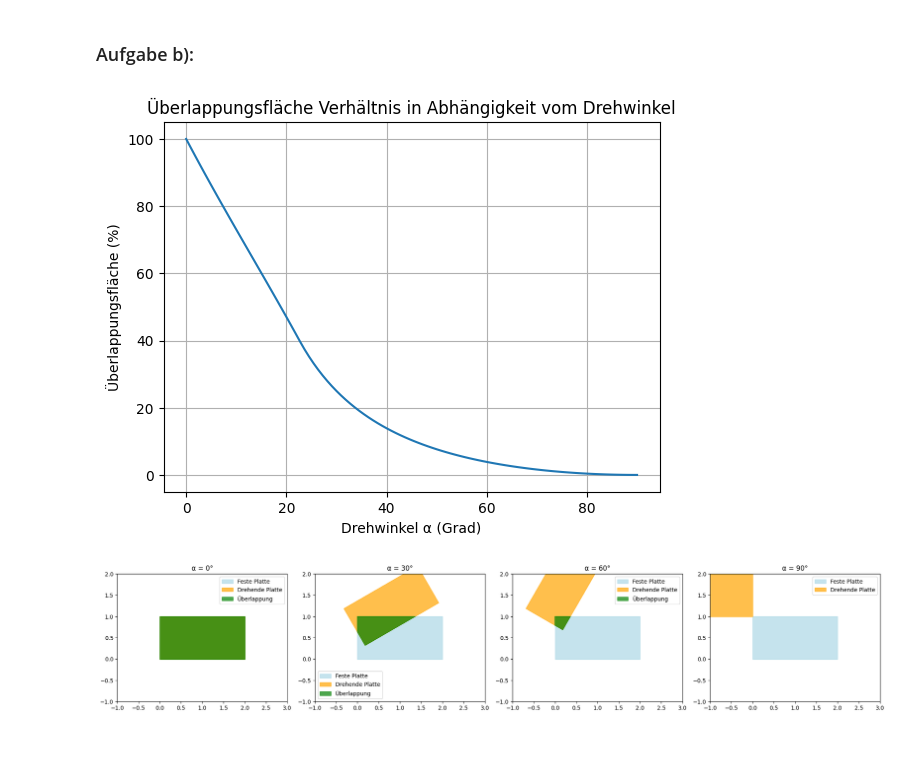
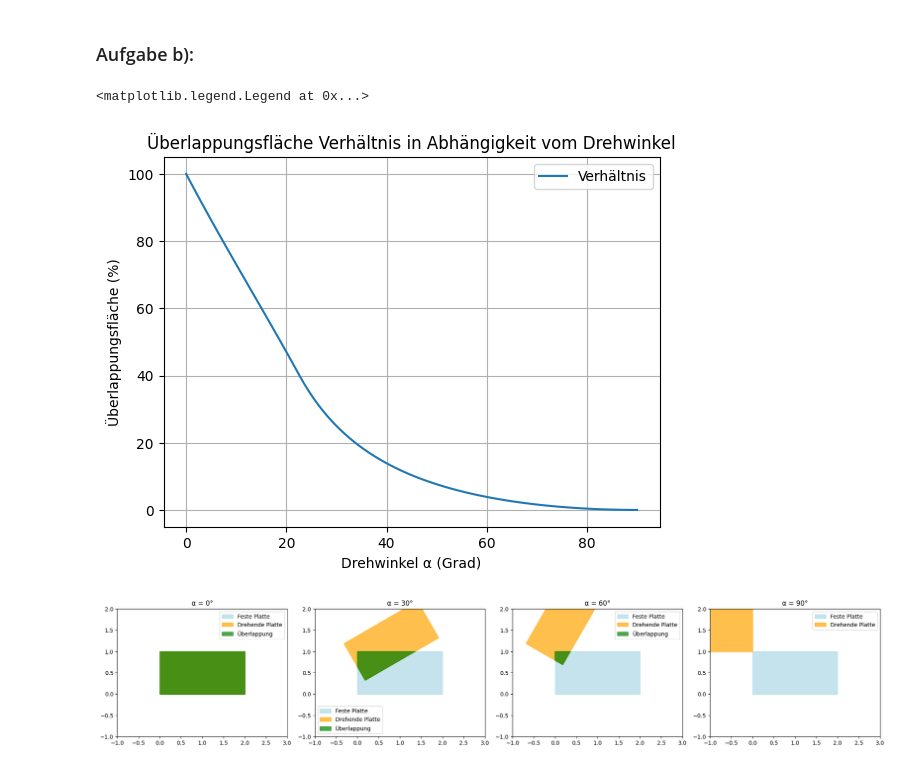
Before and after one commit to HansPeter21/COP_Elektrostatik, a Jupyter notebook: Projekt_ES_Albertin_Schegg.ipynb, the cells around one changed output. Saved outputs shown, nothing was run; the diff lists cells and outputs as text; code cells hidden in the pictures.

```diff
--- a/Projekt_ES_Albertin_Schegg.ipynb
+++ b/Projekt_ES_Albertin_Schegg.ipynb
@@ -51,14 +51,18 @@ plt.legend()
 ### Aufgabe b):
 # %%
 # Ergebnisse plotten aufgabe b)
-ueberlappungsflaechenb = [100*element/2 for element in ueberlappungsflaechen]
-plt.plot(winkel_alpha, ueberlappungsflaechenb, label="Überlappungsfläche")
+A = 2 # Fläche in (mm²)
+
+ueberlappungsflaechenb = [100*element/A for element in ueberlappungsflaechen]
+plt.plot(winkel_alpha, ueberlappungsflaechenb, label="Verhältnis")
 plt.xlabel("Drehwinkel α (Grad)")
 plt.ylabel("Überlappungsfläche (%)")
 plt.title("Überlappungsfläche Verhältnis in Abhängigkeit vom Drehwinkel")
 plt.grid()
+plt.legend()
 # %% [output]
+<matplotlib.legend.Legend at 0x...>
-[figure, old version]
+[figure, new version]
 # %%
 # Plot der Platten für ausgewählte Winkel
 fig, axes = plt.subplots(1, 4, figsize=(20, 5))
```
